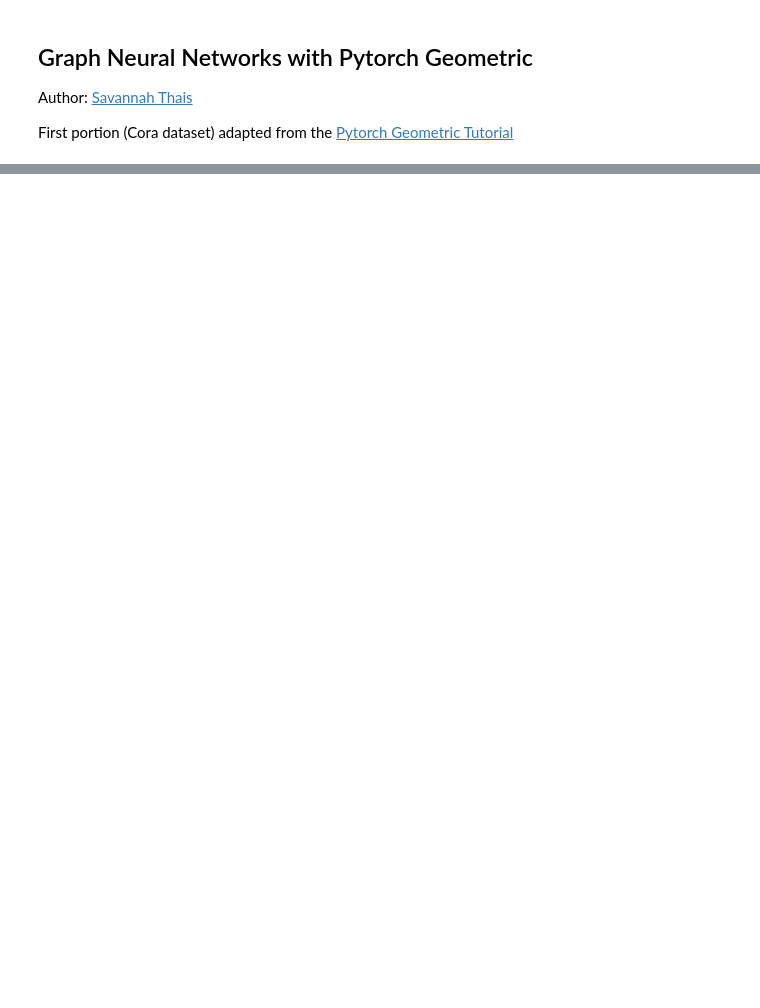
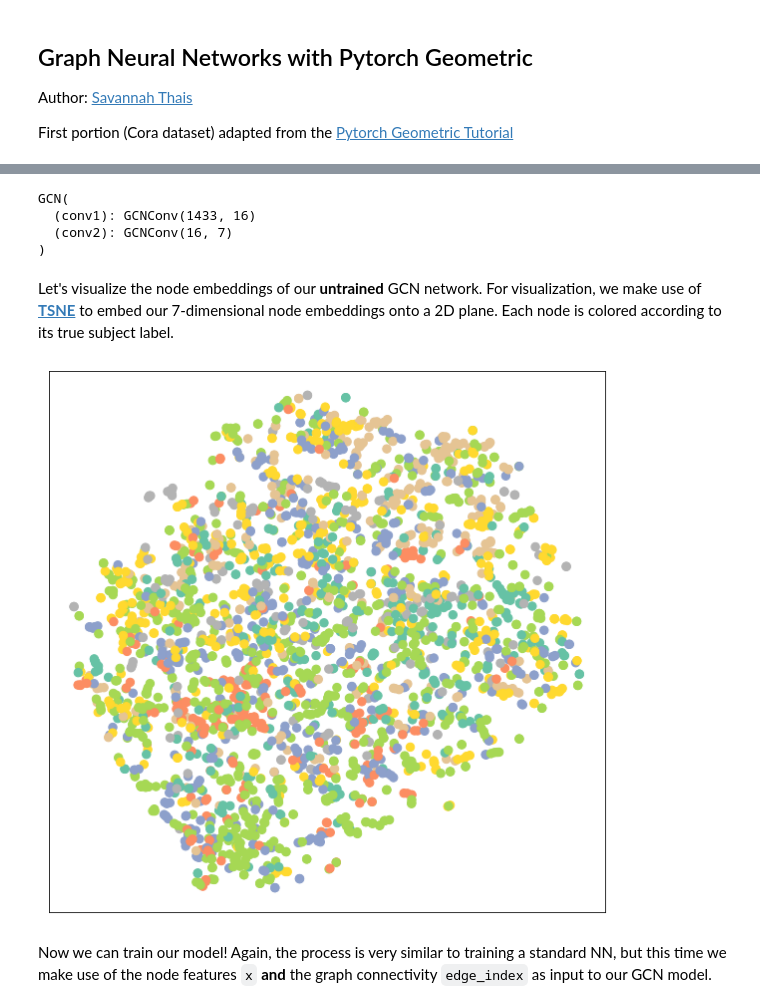
Before and after one commit to savvy379/codashep_ml_2022, a Jupyter notebook: lecture4_gnns/Graph Neural Networks .ipynb, the cells around one changed output, grey strips where cells are left out. Cells and saved outputs as stored; diff of their text form; code cells hidden in the pictures; blank space fills up the shorter version.

```diff
--- a/lecture4_gnns/Graph Neural Networks .ipynb
+++ b/lecture4_gnns/Graph Neural Networks .ipynb
@@ -51,0 +180,5 @@ def visualize(h, color):
+# %%
+from torch_geometric.datasets import Planetoid
+from torch_geometric.transforms import NormalizeFeatures
+
+dataset = Planetoid(root='data/Planetoid', name='Cora', transform=NormalizeFeatures())
@@ -51,0 +262,41 @@ def visualize(h, color):
+# %%
+from torch_geometric.nn import GCNConv
+import torch.nn.functional as F
+
+## just like with regular NNs in Pytorch we need to define the layer structure of our GNN and the forward propagation of the network
+class GCN(torch.nn.Module):
+    def __init__(self, hidden_channels):
+        super().__init__()
+        torch.manual_seed(1234567)
+        ## our GNN will have two graph convolution layers, one that re-embeds each node into the number of hidden channels, and one that
+        ## predicts the class label (by re-embedding each node into 7 dimensions)
+        self.conv1 = GCNConv(dataset.num_features, hidden_channels)
+        self.conv2 = GCNConv(hidden_channels, dataset.num_classes)
+
+    def forward(self, x, edge_index):
+        x = self.conv1(x, edge_index)
+        x = x.relu()
+        x = F.dropout(x, p=0.5, training=self.training)
+        x = self.conv2(x, edge_index)
+        return x
+
+model = GCN(hidden_channels=16)
+print(model)
+# %% [output]
+GCN(
+  (conv1): GCNConv(1433, 16)
+  (conv2): GCNConv(16, 7)
+)
+# %% [markdown]
+Let's visualize the node embeddings of our **untrained** GCN network.
+For visualization, we make use of [**TSNE**](https://scikit-learn.org/stable/modules/generated/sklearn.manifold.TSNE.html) to embed our 7-dimensional node embeddings onto a 2D plane. Each node is colored according to its true subject label.
+# %%
+model = GCN(hidden_channels=16)
+model.eval()
+
+out = model(data.x, data.edge_index)
+visualize(out, color=data.y)
+# %% [output]
+[figure, added]
+# %% [markdown]
+Now we can train our model! Again, the process is very similar to training a standard NN, but this time we make use of the node features `x` **and** the graph connectivity `edge_index` as input to our GCN model.
```
Also changed, not shown: parts of 30 cells of this notebook.
